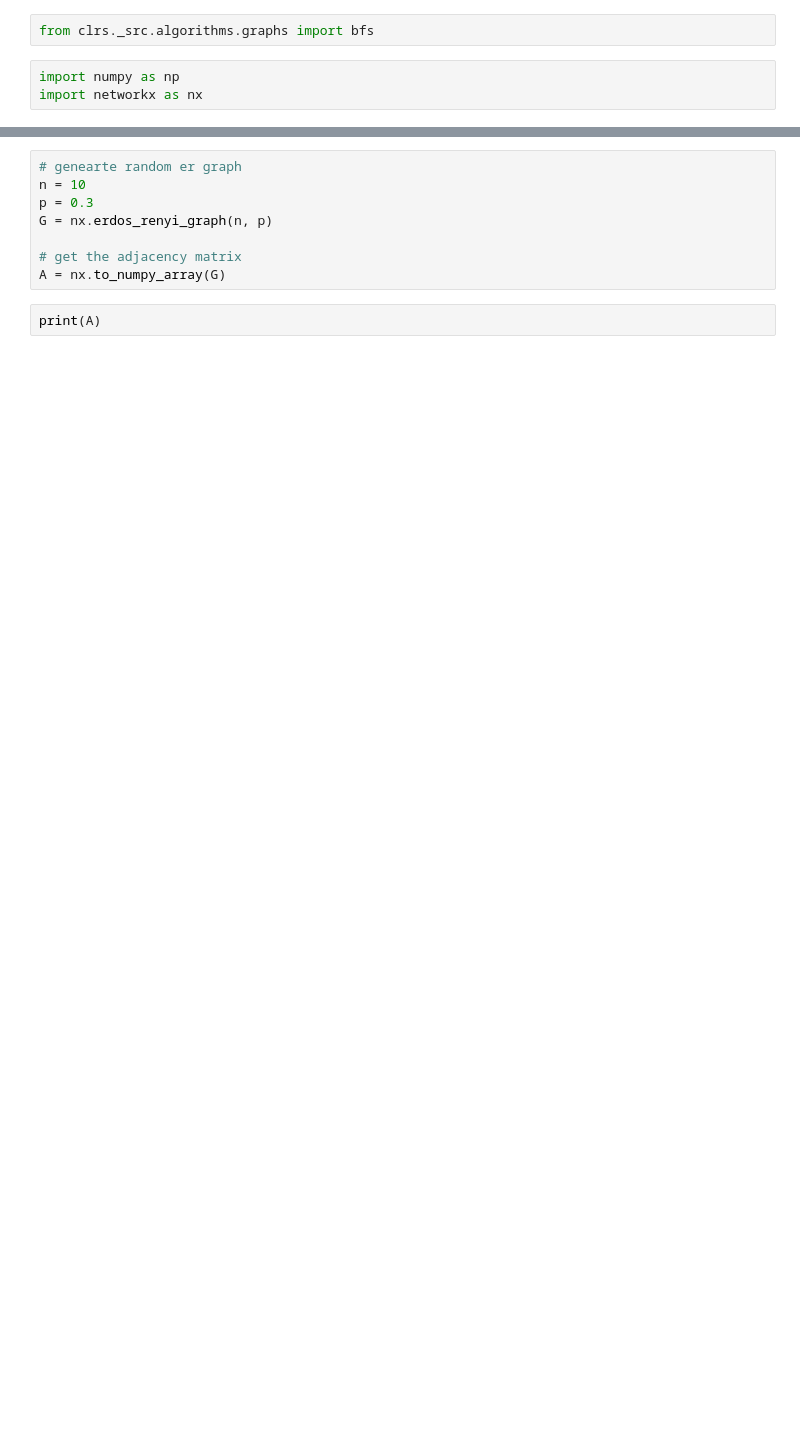
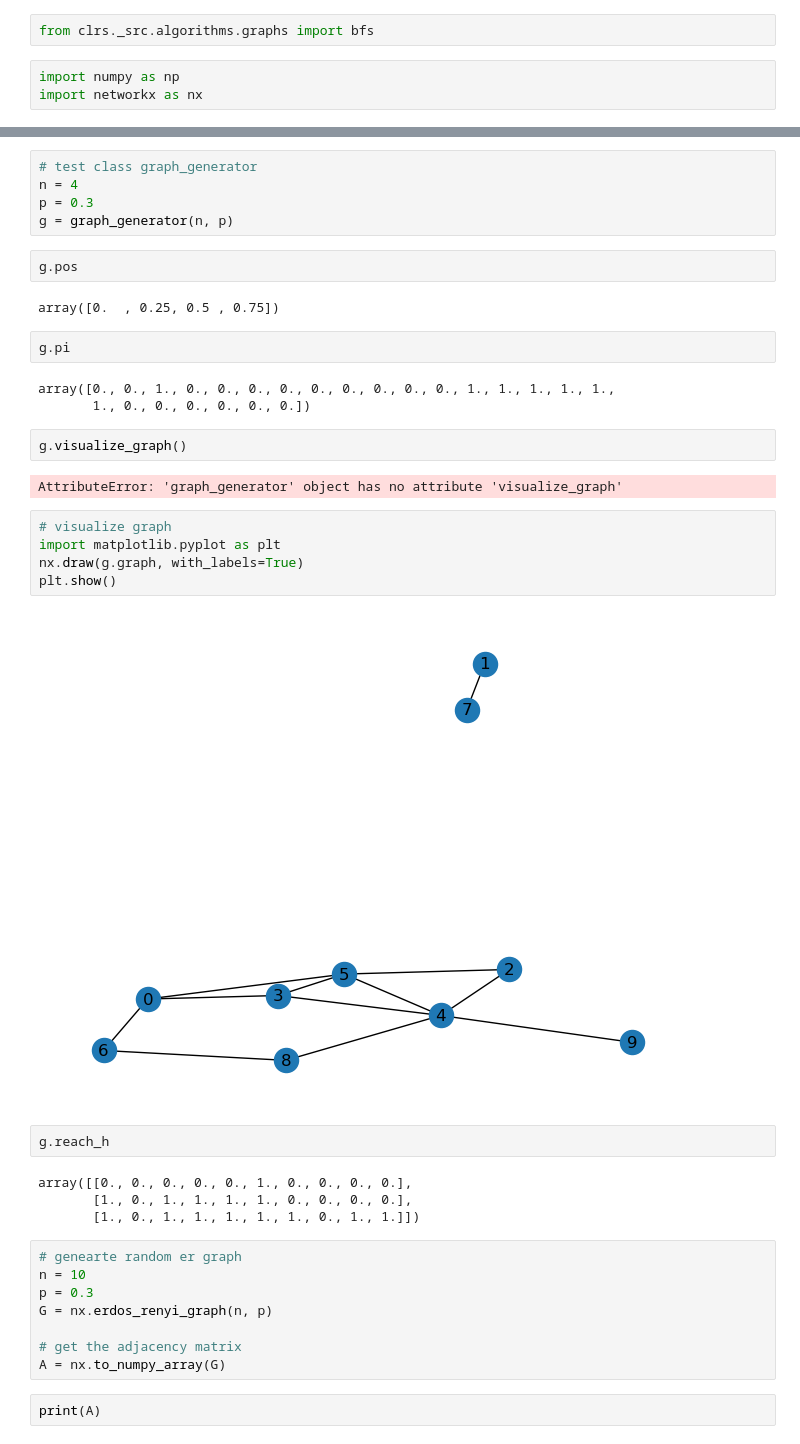
Before and after one commit to ComplexNetTSP/NAR, a Jupyter notebook: generator.ipynb, the cells around one changed output, grey strips where cells are left out. Cells and saved outputs as stored; diff of their text form; blank space fills up the shorter version.

Commit message:
Updated generator

```diff
--- a/generator.ipynb
+++ b/generator.ipynb
@@ -6,3 +54,34 @@ import networkx as nx
+# %%
+# test class graph_generator
+n = 4
+p = 0.3
+g = graph_generator(n, p)
+# %%
+g.pos
+# %% [output]
+array([0.  , 0.25, 0.5 , 0.75])
+# %%
+g.pi
+# %% [output]
+array([0., 0., 1., 0., 0., 0., 0., 0., 0., 0., 0., 0., 1., 1., 1., 1., 1.,
+       1., 0., 0., 0., 0., 0., 0.])
+# %%
+g.visualize_graph()
+# %% [output]
+AttributeError: 'graph_generator' object has no attribute 'visualize_graph'
+# %%
+# visualize graph
+import matplotlib.pyplot as plt
+nx.draw(g.graph, with_labels=True)
+plt.show()
+# %% [output]
+[figure, added]
+# %%
+g.reach_h
+# %% [output]
+array([[0., 0., 0., 0., 0., 1., 0., 0., 0., 0.],
+       [1., 0., 1., 1., 1., 1., 0., 0., 0., 0.],
+       [1., 0., 1., 1., 1., 1., 1., 0., 1., 1.]])
 # %%
 # genearte random er graph
 n = 10
```
Also changed, not shown: parts of 8 cells of this notebook.
